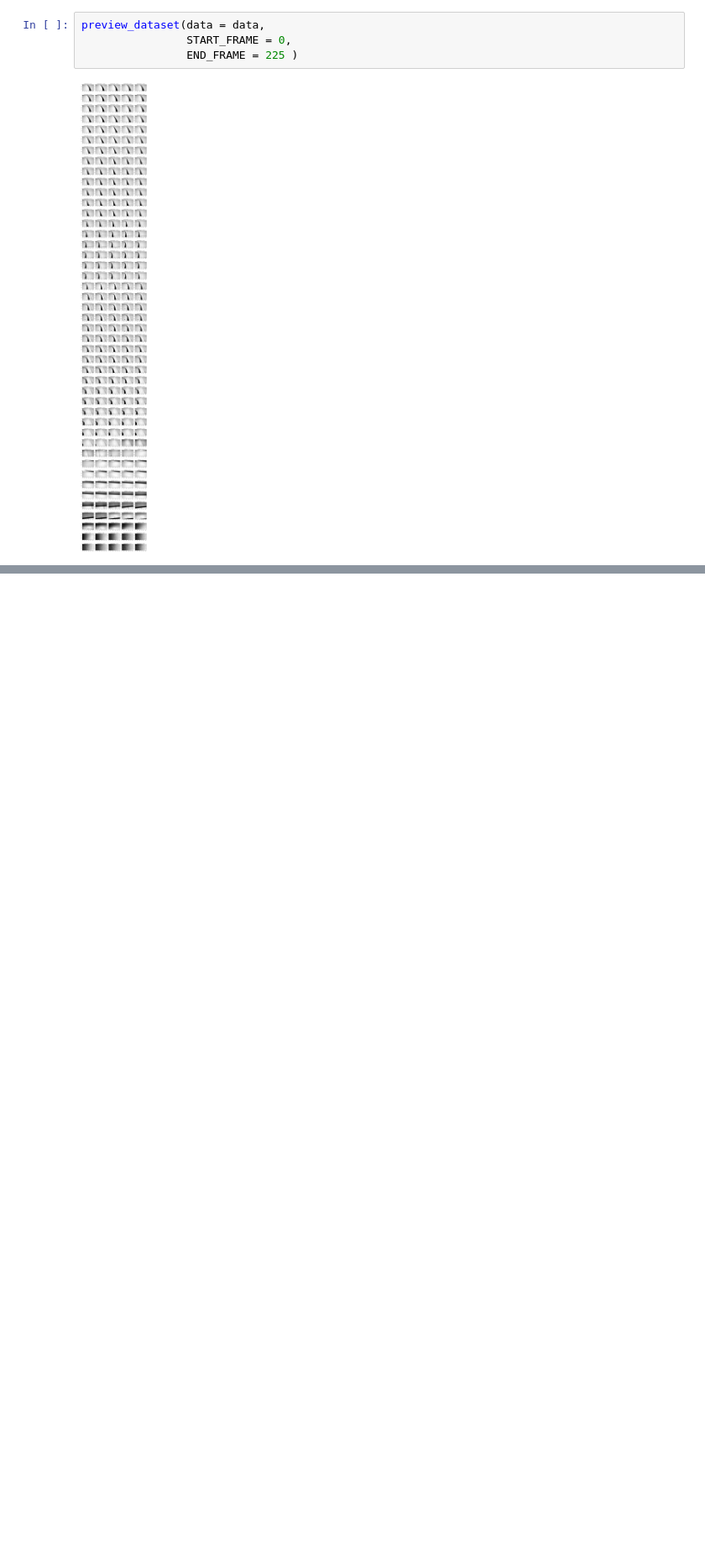
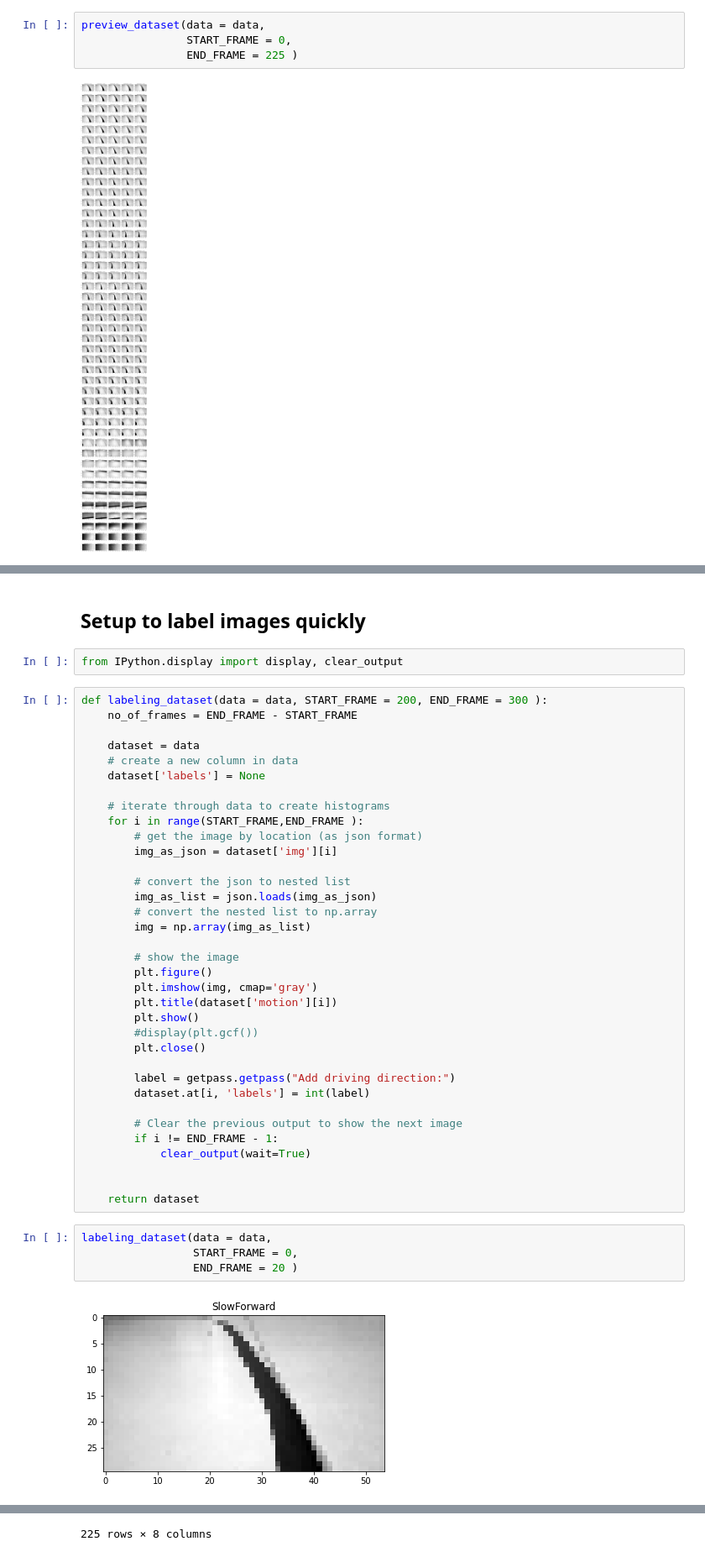
Before and after one commit to peter-seweiha/Freenove_4WD_Smart_Car, a Jupyter notebook: Code/PC/01.Analyse first run/1st_run_analyses.ipynb, the cells around one changed output, grey strips where cells are left out. Shown at 84% size. Cells and saved outputs as stored; diff of their text form; blank space fills up the shorter version.

Commit message:
setup for maanual labeling

```diff
--- a/Code/PC/01.Analyse first run/1st_run_analyses.ipynb
+++ b/Code/PC/01.Analyse first run/1st_run_analyses.ipynb
@@ -120,0 +143,45 @@ preview_dataset(data = data,
+# %% [markdown]
+## Setup to label images quickly
+# %%
+from IPython.display import display, clear_output
+# %%
+def labeling_dataset(data = data, START_FRAME = 200, END_FRAME = 300 ):
+    no_of_frames = END_FRAME - START_FRAME
+
+    dataset = data
+    # create a new column in data
+    dataset['labels'] = None
+
+    # iterate through data to create histograms
+    for i in range(START_FRAME,END_FRAME ):
+        # get the image by location (as json format)
+        img_as_json = dataset['img'][i]
+
+        # convert the json to nested list
+        img_as_list = json.loads(img_as_json)
+        # convert the nested list to np.array
+        img = np.array(img_as_list)
+
+        # show the image
+        plt.figure()
+        plt.imshow(img, cmap='gray')
+        plt.title(dataset['motion'][i])
+        plt.show()
+        #display(plt.gcf())
+        plt.close()
+
+        label = getpass.getpass("Add driving direction:")
+        dataset.at[i, 'labels'] = int(label)
+
+        # Clear the previous output to show the next image
+        if i != END_FRAME - 1:
+            clear_output(wait=True)
+
+
+    return dataset
+# %%
+labeling_dataset(data = data,
+                 START_FRAME = 0,
+                 END_FRAME = 20 )
+# %% [output]
+[figure, added]
@@ -120,0 +200 @@ preview_dataset(data = data,
+225 rows × 8 columns
```
Also changed, not shown: parts of 5 cells of this notebook.
